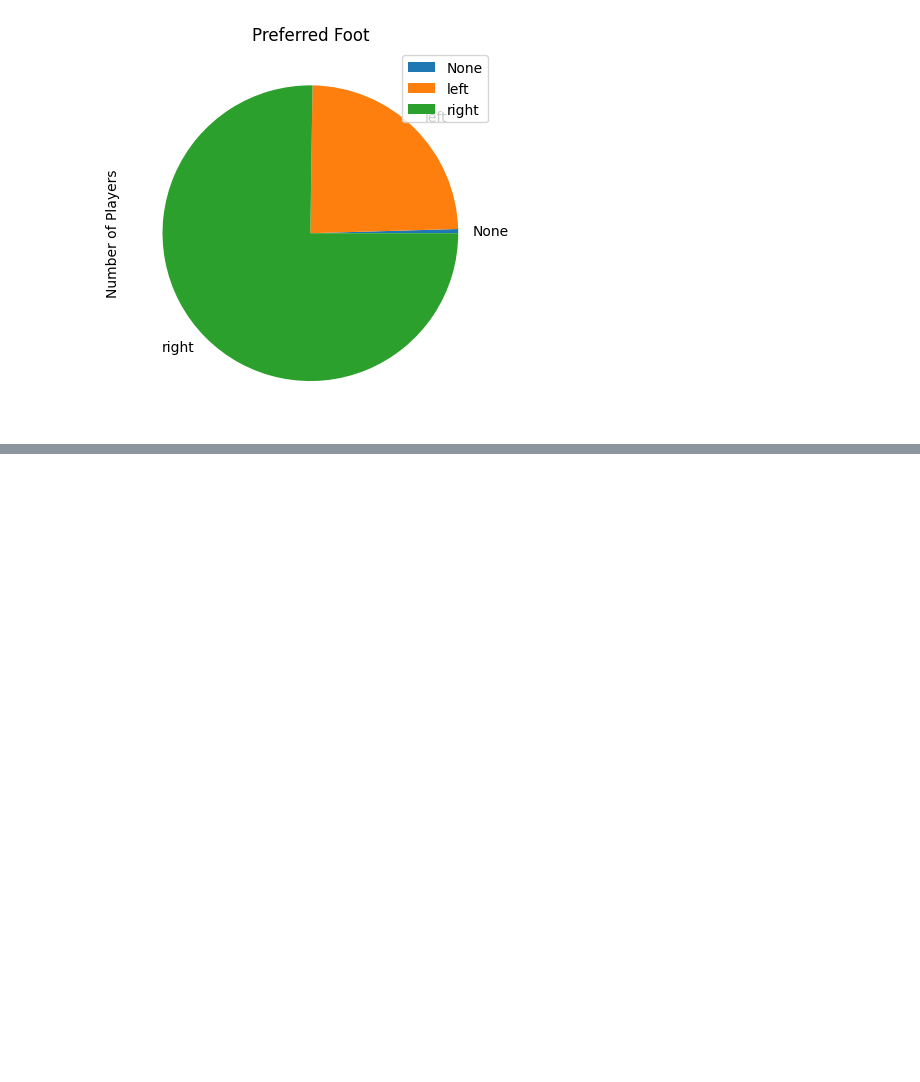
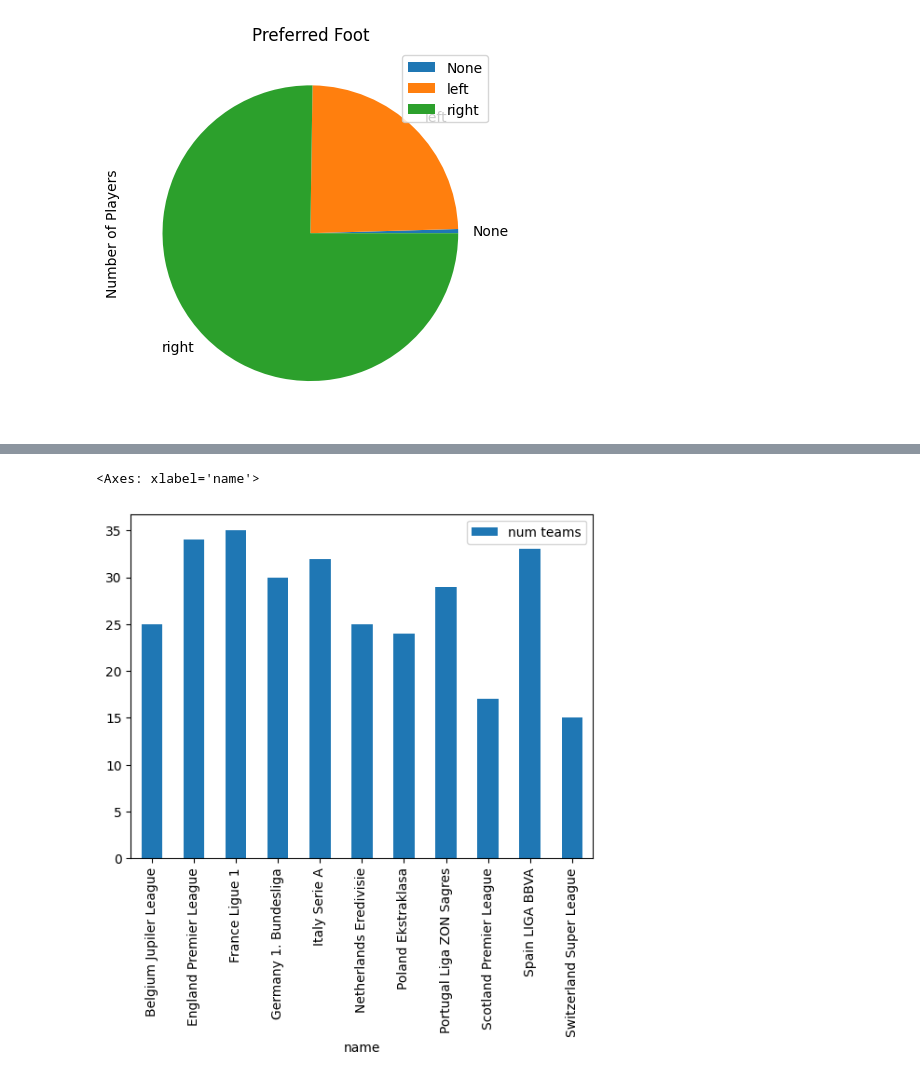
Before and after one commit to jeff-dillon/european-soccer, a Jupyter notebook: src/01_explore.ipynb, the cells around one changed output, grey strips where cells are left out. Saved outputs shown, nothing was run; the diff lists cells and outputs as text; code cells hidden in the pictures; blank space fills up the shorter version.

```diff
--- a/src/01_explore.ipynb
+++ b/src/01_explore.ipynb
@@ -128,0 +148,7 @@ plt.show()
+# %%
+league_teams = pd.read_sql("""SELECT League.name, count(distinct(home_team_api_id)) as 'num teams'
+                                FROM Match
+                                LEFT JOIN League on League.id = Match.league_id
+                                GROUP BY league_id""", conn, index_col='name')
+
+league_teams
@@ -128,0 +169,5 @@ plt.show()
+# %%
+league_teams.plot(kind='bar')
+# %% [output]
+<Axes: xlabel='name'>
+[figure, added]
```
Also changed, not shown: parts of 4 cells of this notebook.
